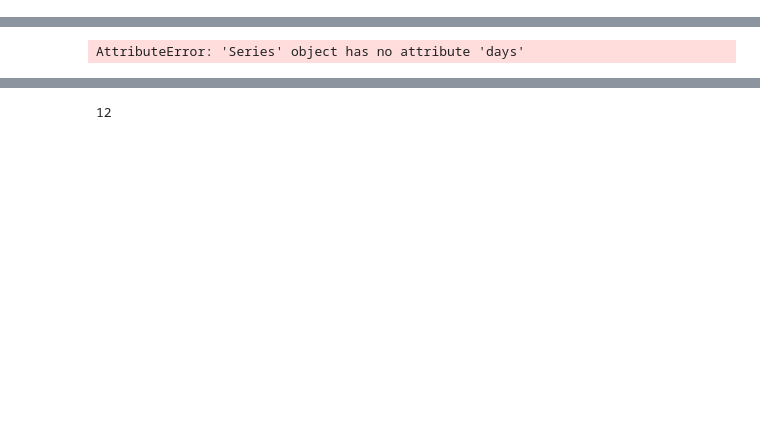
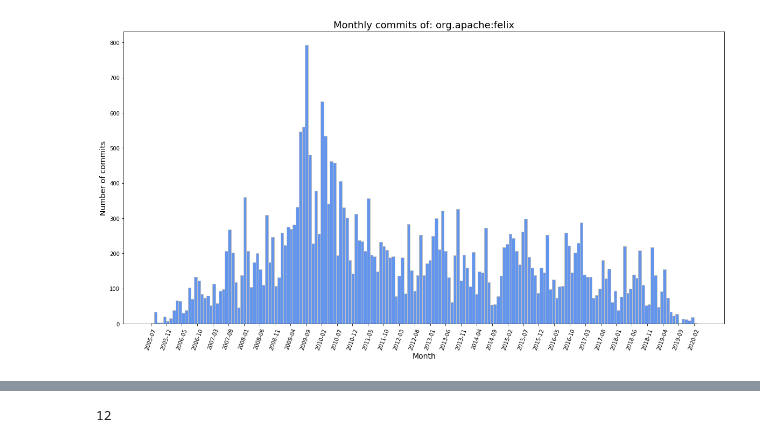
Before and after one commit to danigoju/Technical-Debt-DLMP, a Jupyter notebook: notebooks/Mergin commit_changes and modelling.ipynb, the cells around one changed output, grey strips where cells are left out. Cells and saved outputs as stored; diff of their text form; code cells hidden in the pictures; blank space fills up the shorter version.

```diff
--- a/notebooks/Mergin commit_changes and modelling.ipynb
+++ b/notebooks/Mergin commit_changes and modelling.ipynb
@@ -59,7 +53,0 @@ git_commits_changes.shape
-# %%
-git_commits['COMMITTER_DATE'] = pd.to_datetime(git_commits['COMMITTER_DATE'], errors='coerce')
-# %%
-git_commits['COMMITTER_DATE'] = pd.to_datetime(git_commits['COMMITTER_DATE'], errors='coerce')
-first_commit = {}
-for proj in git_commits.PROJECT_ID.unique().tolist():
-    first_commit[proj] = pd.to_datetime(git_commits[git_commits.PROJECT_ID == proj]['COMMITTER_DATE'].min().replace(tzinfo=None)).date()
@@ -74,11 +54,12 @@ dtype('O')
 # %%
-data = git_commits.copy()
-git_commits['commit_day'] = np.nan
+#git_commits['COMMITTER_DATE'] = pd.to_datetime(git_commits['COMMITTER_DATE'], errors='coerce')
+first_commit = {}
 for proj in git_commits.PROJECT_ID.unique().tolist():
     if proj in ['org.apache:batik','org.apache:cocoon','org.apache:felix','org.apache:santuario']:
         pass
     else:
         git_commits.loc[git_commits.PROJECT_ID == proj, 'COMMITTER_DATE'] = git_commits['COMMITTER_DATE'].apply(lambda x: str(x)[:-6])
-
-    git_commits.loc[git_commits.PROJECT_ID == proj,'commit_day'] = pd.to_datetime(git_commits.loc[git_commits.PROJECT_ID == proj,'COMMITTER_DATE'], dayfirst=True).dt.date - first_commit[proj]
+    first_commit[proj] = pd.to_datetime(git_commits[git_commits.PROJECT_ID == proj]['COMMITTER_DATE'].min()).date()
+    git_commits.loc[git_commits.PROJECT_ID == proj,'COMMITTER_DATE'] = pd.to_datetime(git_commits.loc[git_commits.PROJECT_ID == proj,'COMMITTER_DATE'], dayfirst=True).dt.date
+    git_commits.loc[git_commits.PROJECT_ID == proj,'commit_day'] = git_commits.loc[git_commits.PROJECT_ID == proj,'COMMITTER_DATE'] - first_commit[proj]
 git_commits['commit_day'] = git_commits['commit_day'].apply(lambda x: x.days)
@@ -101,3 +66,18 @@ git_commits_changes
+# %%
+def plot_monthly_commits(git_commits, project_id):
+    data = git_commits[git_commits.PROJECT_ID == project_id][['COMMITTER_DATE']]
+    plt.figure(figsize=(20,10))
+    plt.hist(pd.to_datetime(data['COMMITTER_DATE']).dt.to_period('M').astype(str), bins=len(pd.to_datetime(data['COMMITTER_DATE']).dt.to_period('M').astype(str).unique()),
+            color=('cornflowerblue'),edgecolor = 'silver')
+    plt.xticks(pd.to_datetime(data['COMMITTER_DATE']).dt.to_period('M').astype(str).unique()[::5], rotation=70)
+    plt.title('Monthly commits of: ' + project_id, size=18)
+    plt.ylabel('Number of commits', size=14)
+    plt.xlabel('Month', size=14)
+    plt.show()
+# %%
+plot_monthly_commits(git_commits, 'org.apache:felix')
+# %% [output]
+[figure, added]
 # %%
 git_commits
 # %% [output]
@@ -114,7 +94,3 @@ git_commits
 | 153992 | org.apache:santuario | 5aa25ac67d4e4efae605220f849351458... | Removing XMLSignatureInput fallba... | Colm O hEigeartaigh | 2019-07-12T11:00:28Z | 0 | Colm O hEigeartaigh | ... |
 | 153993 | org.apache:santuario | 95508b6a4ab351f3968def9b295b2b1e6... | Removing unneeded activation depe... | Colm O hEigeartaigh | 2019-07-16T13:49:45Z | 0 | Colm O hEigeartaigh | ... |
 153994 rows × 14 columns
-# %%
-data['commit_day'] = data['commit_day'].days
-# %% [output]
-AttributeError: 'Series' object has no attribute 'days'
```
Also changed, not shown: parts of 25 cells of this notebook, 2 other files.
